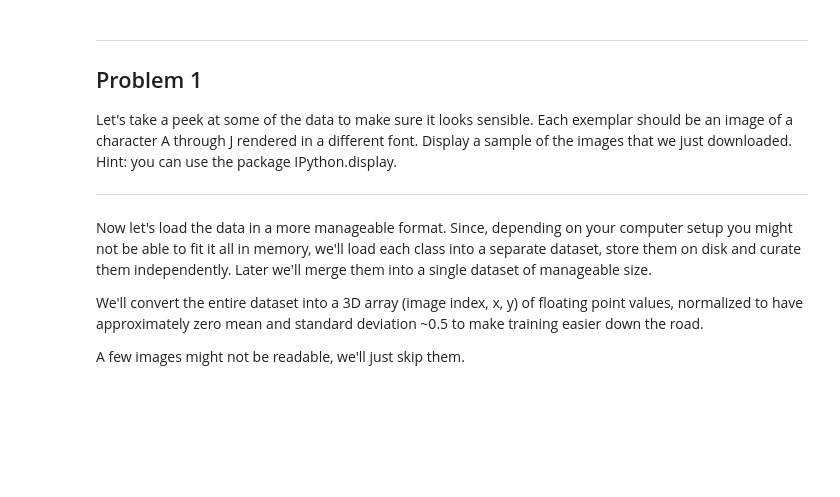
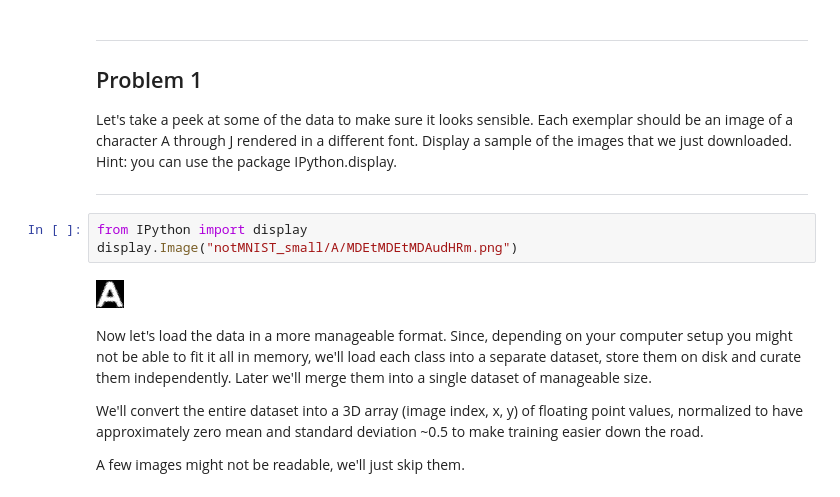
Before and after one commit to bvdeenen/udacity-deeplearning, a Jupyter notebook: notmnist/1_notmnist.ipynb, the cells around one changed output. Saved outputs shown, nothing was run; the diff lists cells and outputs as text; blank space fills up the shorter version.

```diff
--- a/notmnist/1_notmnist.ipynb
+++ b/notmnist/1_notmnist.ipynb
@@ -112,6 +112,11 @@ Problem 1
 Let's take a peek at some of the data to make sure it looks sensible. Each exemplar should be an image of a character A through J rendered in a different font. Display a sample of the images that we just downloaded. Hint: you can use the package IPython.display.
 
 ---
+# %%
+from IPython import display
+display.Image("notMNIST_small/A/MDEtMDEtMDAudHRm.png")
+# %% [output]
+[figure, added]
 # %% [markdown]
 Now let's load the data in a more manageable format. Since, depending on your computer setup you might not be able to fit it all in memory, we'll load each class into a separate dataset, store them on disk and curate them independently. Later we'll merge them into a single dataset of manageable size.
 
```
Also changed, not shown: parts of 14 cells of this notebook, 1 other file.
